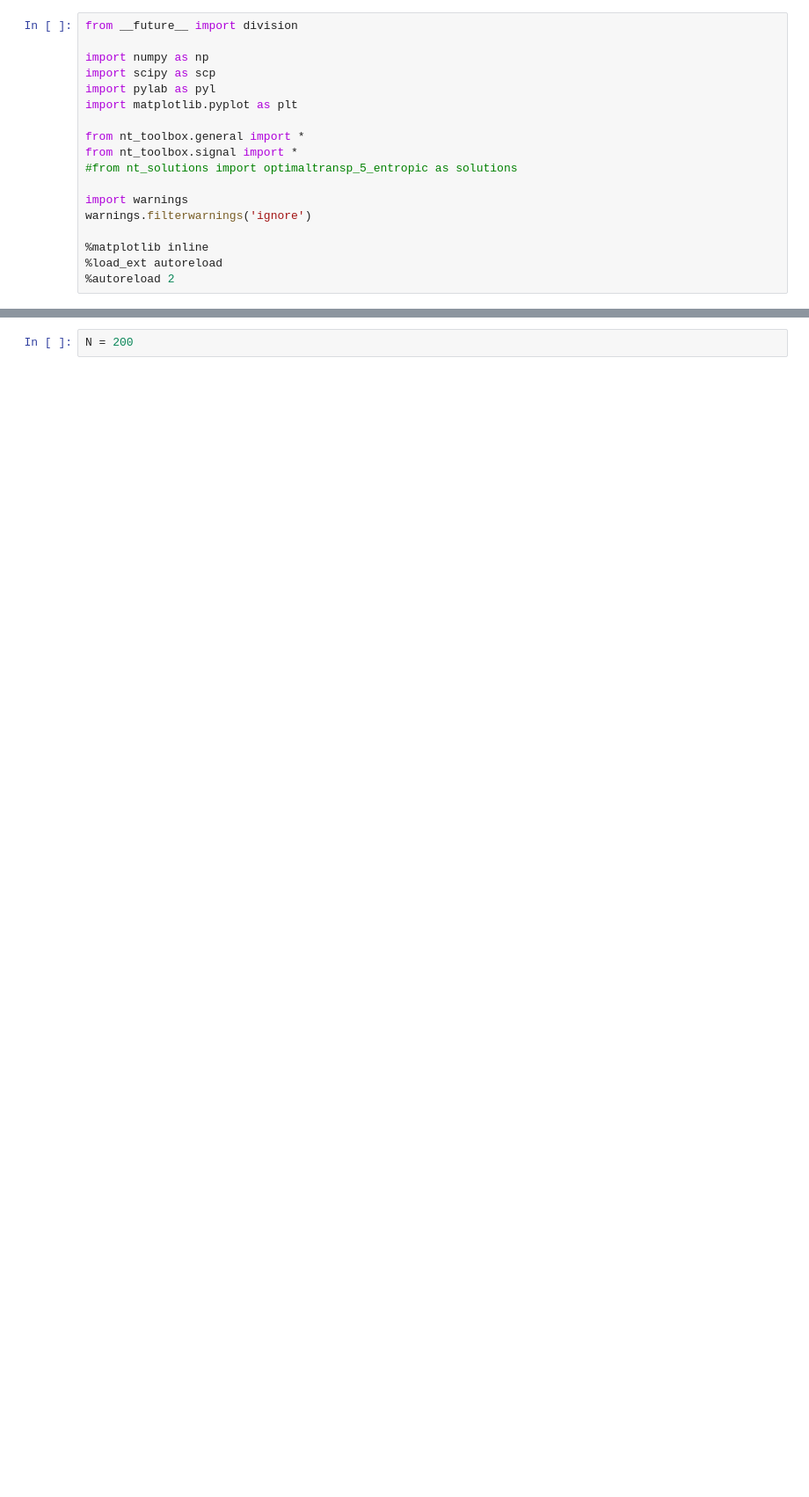
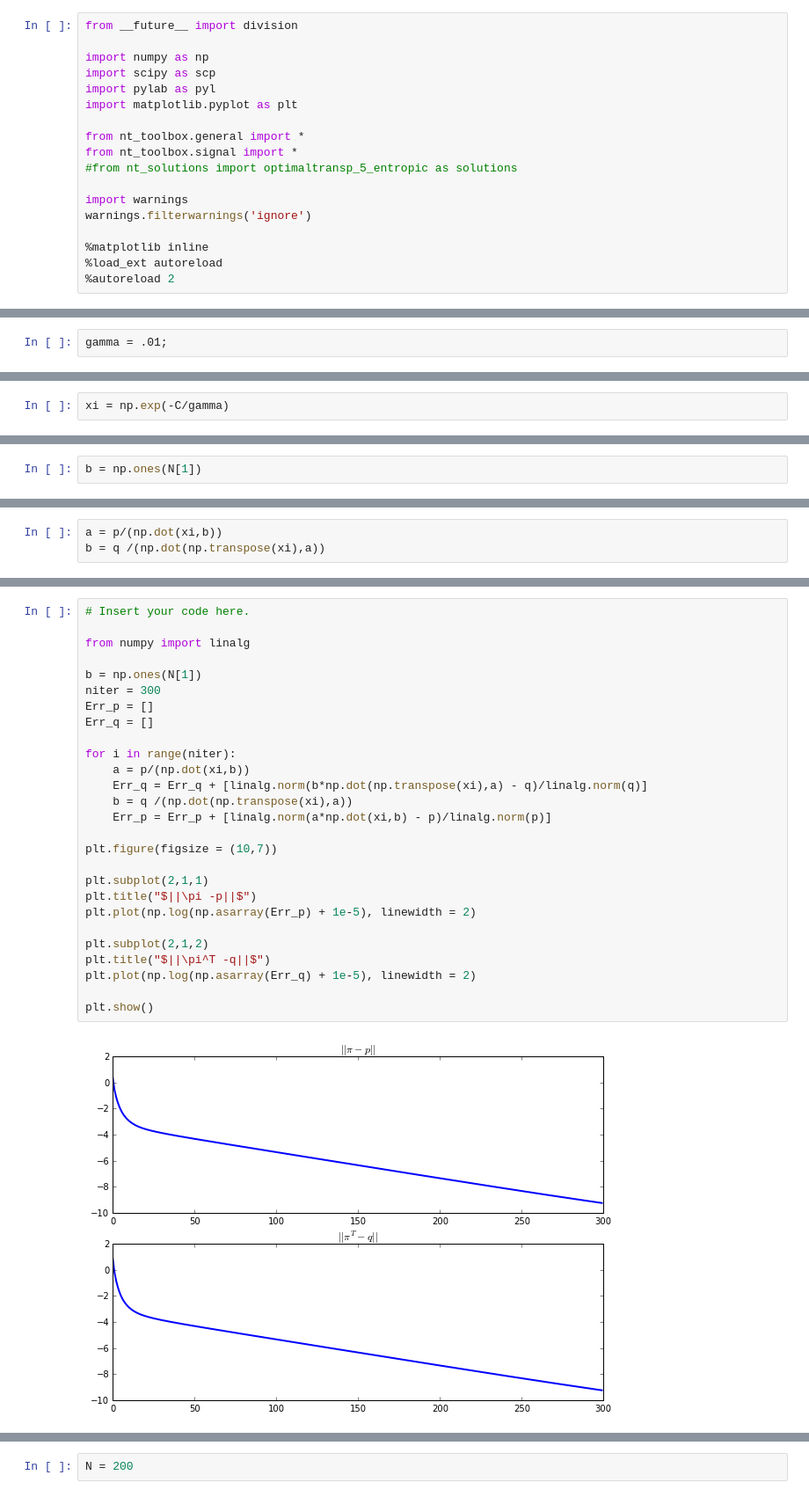
Before and after one commit to gpeyre/numerical-tours, a Jupyter notebook: python/optimaltransp_5_entropic.ipynb, the cells around one changed output, grey strips where cells are left out. Shown at 88% size. Cells and saved outputs as stored; diff of their text form; blank space fills up the shorter version.

```diff
--- a/python/optimaltransp_5_entropic.ipynb
+++ b/python/optimaltransp_5_entropic.ipynb
@@ -162,0 +244,2 @@ Size $N$ of the histograms.
+# %%
+gamma = .01;
@@ -162,0 +248,2 @@ Size $N$ of the histograms.
+# %%
+xi = np.exp(-C/gamma)
@@ -162,0 +253,2 @@ Size $N$ of the histograms.
+# %%
+b = np.ones(N[1])
@@ -162,0 +257,3 @@ Size $N$ of the histograms.
+# %%
+a = p/(np.dot(xi,b))
+b = q /(np.dot(np.transpose(xi),a))
@@ -162,0 +270,29 @@ Size $N$ of the histograms.
+# %%
+# Insert your code here.
+
+from numpy import linalg
+
+b = np.ones(N[1])
+niter = 300
+Err_p = []
+Err_q = []
+
+for i in range(niter):
+    a = p/(np.dot(xi,b))
+    Err_q = Err_q + [linalg.norm(b*np.dot(np.transpose(xi),a) - q)/linalg.norm(q)]
+    b = q /(np.dot(np.transpose(xi),a))
+    Err_p = Err_p + [linalg.norm(a*np.dot(xi,b) - p)/linalg.norm(p)]
+
+plt.figure(figsize = (10,7))
+
+plt.subplot(2,1,1)
+plt.title("$||\pi -p||$")
+plt.plot(np.log(np.asarray(Err_p) + 1e-5), linewidth = 2)
+
+plt.subplot(2,1,2)
+plt.title("$||\pi^T -q||$")
+plt.plot(np.log(np.asarray(Err_q) + 1e-5), linewidth = 2)
+
+plt.show()
+# %% [output]
+[figure, added]
```
Also changed, not shown: parts of 109 cells of this notebook.
